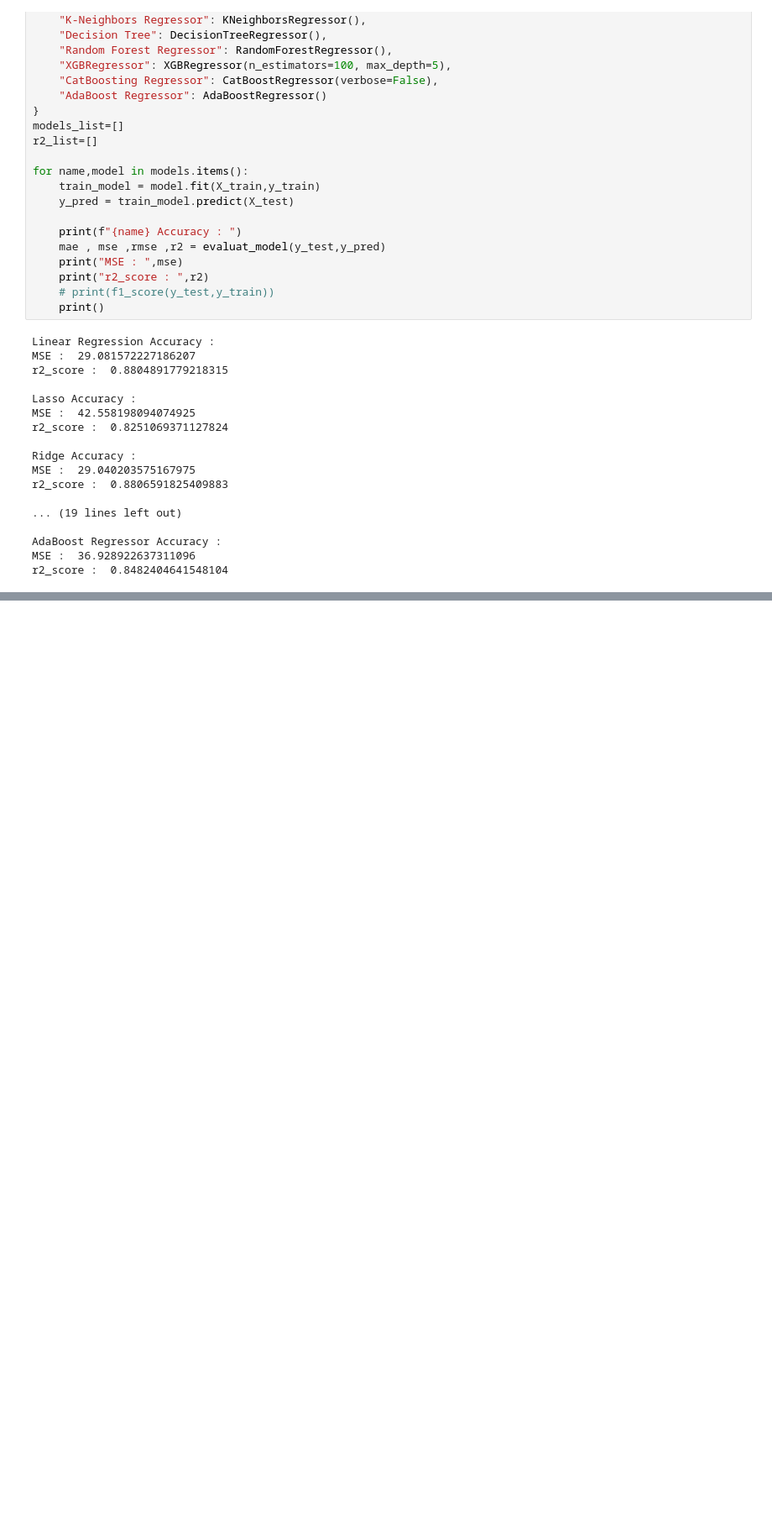
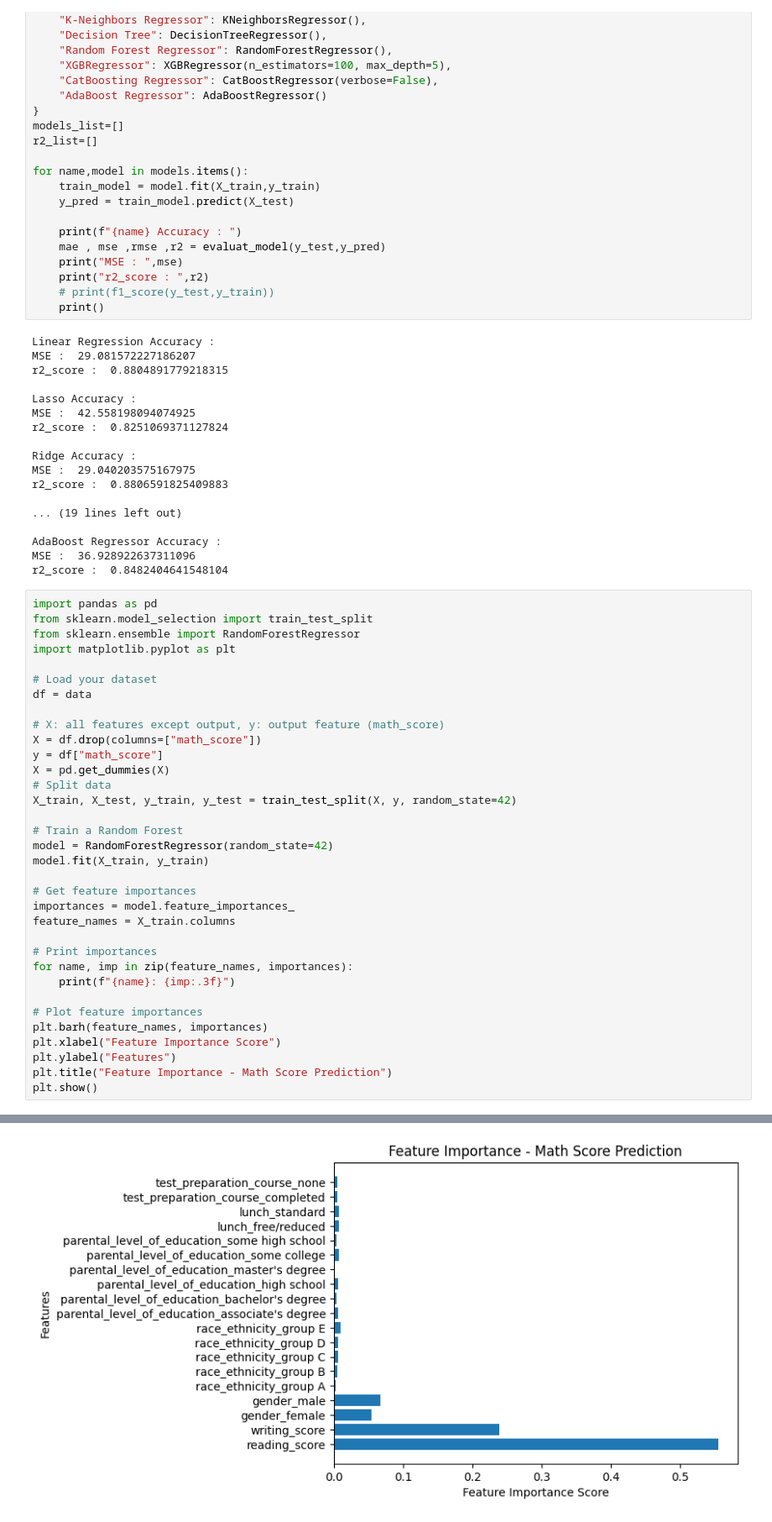
Before and after one commit to onkarshinde77/MLPROJECT, a Jupyter notebook: Notebook/model_train.ipynb, the cells around one changed output, grey strips where cells are left out. Shown: that part at 84% size. Drawn from its saved outputs; the diff is of its cells as text; blank space fills up the shorter version.

```diff
--- a/Notebook/model_train.ipynb
+++ b/Notebook/model_train.ipynb
@@ -98,3 +115,38 @@ r2_score :  0.8806591825409883
 AdaBoost Regressor Accuracy :
 MSE :  36.928922637311096
 r2_score :  0.8482404641548104
+# %%
+import pandas as pd
+from sklearn.model_selection import train_test_split
+from sklearn.ensemble import RandomForestRegressor
+import matplotlib.pyplot as plt
+
+# Load your dataset
+df = data
+
+# X: all features except output, y: output feature (math_score)
+X = df.drop(columns=["math_score"])
+y = df["math_score"]
+X = pd.get_dummies(X)
+# Split data
+X_train, X_test, y_train, y_test = train_test_split(X, y, random_state=42)
+
+# Train a Random Forest
+model = RandomForestRegressor(random_state=42)
+model.fit(X_train, y_train)
+
+# Get feature importances
+importances = model.feature_importances_
+feature_names = X_train.columns
+
+# Print importances
+for name, imp in zip(feature_names, importances):
+    print(f"{name}: {imp:.3f}")
+
+# Plot feature importances
+plt.barh(feature_names, importances)
+plt.xlabel("Feature Importance Score")
+plt.ylabel("Features")
+plt.title("Feature Importance - Math Score Prediction")
+plt.show()
+# %% [output]
@@ -100,0 +172 @@ r2_score :  0.8482404641548104
+[figure, added]
```
Also changed, not shown: parts of 4 cells of this notebook, 1 other file.
